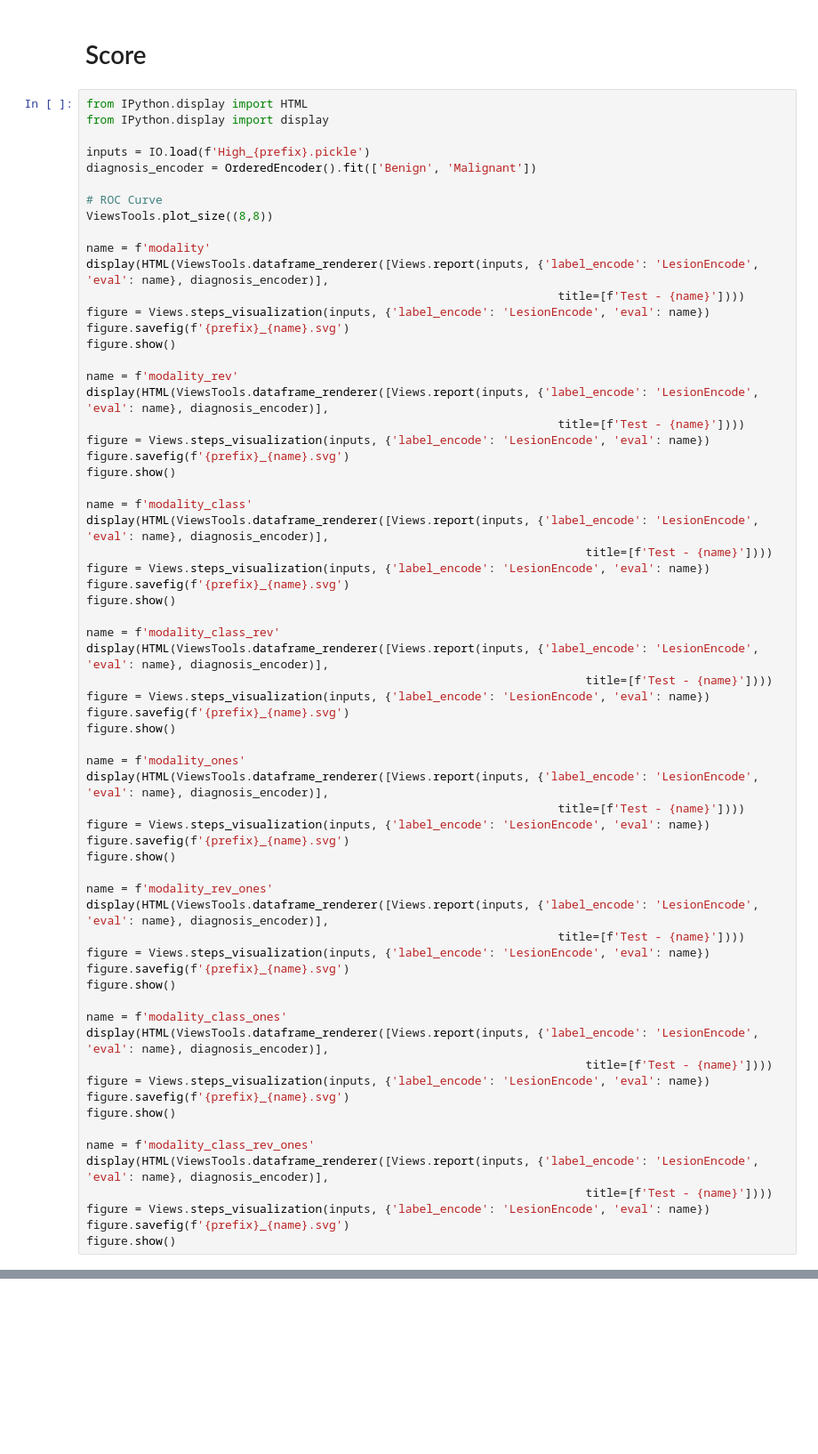
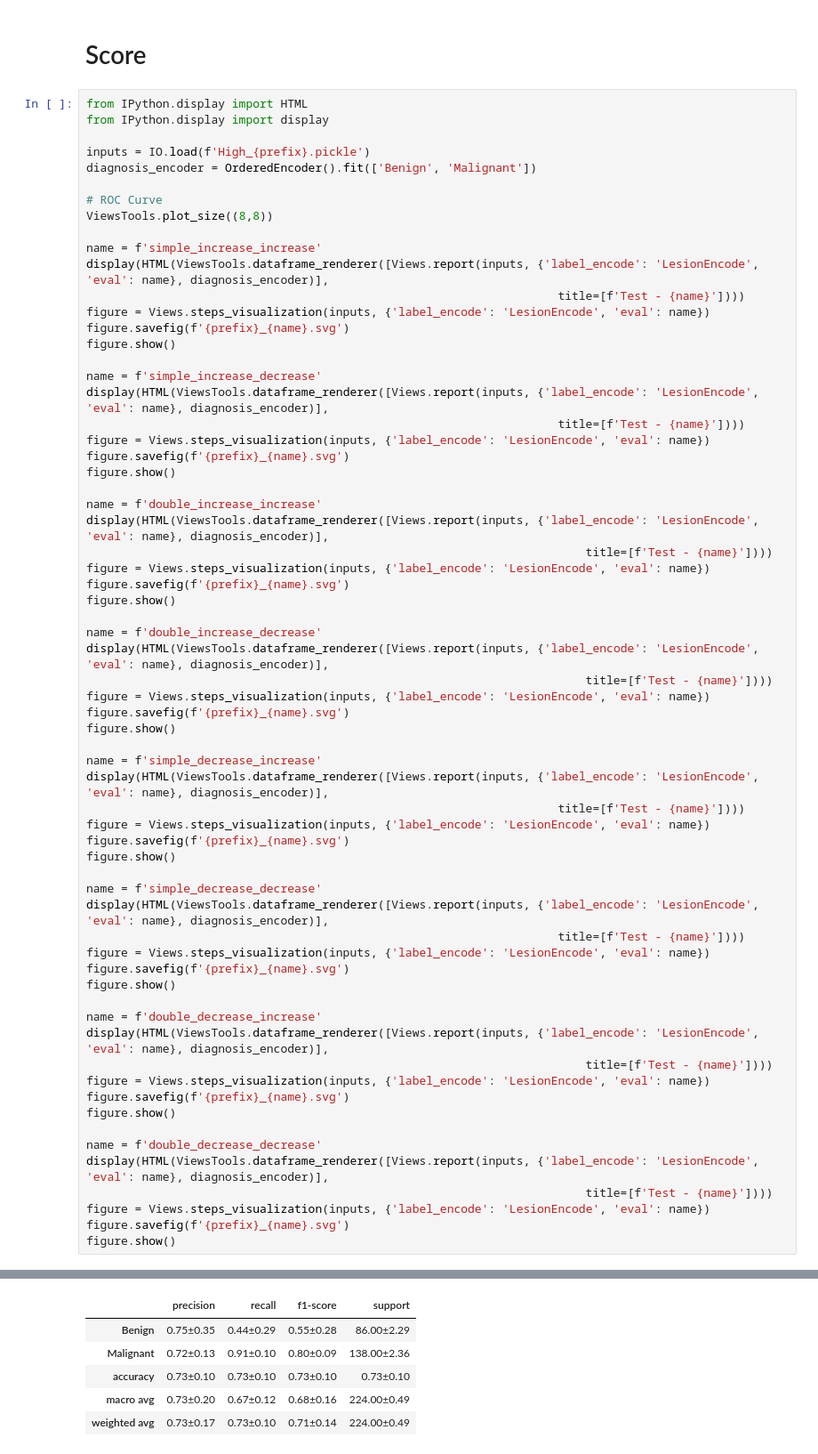
Before and after one commit to RomainCendre/classification, a Jupyter notebook: manuscript/MultimodalClassification/CumulativeSigmoid.ipynb, the cells around one changed output, grey strips where cells are left out. Shown at 89% size. Drawn from its saved outputs; the diff is of its cells as text; blank space fills up the shorter version.

```diff
--- a/manuscript/MultimodalClassification/CumulativeSigmoid.ipynb
+++ b/manuscript/MultimodalClassification/CumulativeSigmoid.ipynb
@@ -213,58 +262,59 @@ diagnosis_encoder = OrderedEncoder().fit(['Benign', 'Malignant'])
 # ROC Curve
 ViewsTools.plot_size((8,8))
 
-name = f'modality'
+name = f'simple_increase_increase'
 display(HTML(ViewsTools.dataframe_renderer([Views.report(inputs, {'label_encode': 'LesionEncode', 'eval': name}, diagnosis_encoder)],
                                                                     title=[f'Test - {name}'])))
 figure = Views.steps_visualization(inputs, {'label_encode': 'LesionEncode', 'eval': name})
 figure.savefig(f'{prefix}_{name}.svg')
 figure.show()
 
-name = f'modality_rev'
+name = f'simple_increase_decrease'
 display(HTML(ViewsTools.dataframe_renderer([Views.report(inputs, {'label_encode': 'LesionEncode', 'eval': name}, diagnosis_encoder)],
                                                                     title=[f'Test - {name}'])))
 figure = Views.steps_visualization(inputs, {'label_encode': 'LesionEncode', 'eval': name})
 figure.savefig(f'{prefix}_{name}.svg')
 figure.show()
 
-name = f'modality_class'
+name = f'double_increase_increase'
 display(HTML(ViewsTools.dataframe_renderer([Views.report(inputs, {'label_encode': 'LesionEncode', 'eval': name}, diagnosis_encoder)],
                                                                         title=[f'Test - {name}'])))
 figure = Views.steps_visualization(inputs, {'label_encode': 'LesionEncode', 'eval': name})
 figure.savefig(f'{prefix}_{name}.svg')
 figure.show()
 
-name = f'modality_class_rev'
+name = f'double_increase_decrease'
 display(HTML(ViewsTools.dataframe_renderer([Views.report(inputs, {'label_encode': 'LesionEncode', 'eval': name}, diagnosis_encoder)],
                                                                         title=[f'Test - {name}'])))
 figure = Views.steps_visualization(inputs, {'label_encode': 'LesionEncode', 'eval': name})
 figure.savefig(f'{prefix}_{name}.svg')
 figure.show()
 
-name = f'modality_ones'
+name = f'simple_decrease_increase'
 display(HTML(ViewsTools.dataframe_renderer([Views.report(inputs, {'label_encode': 'LesionEncode', 'eval': name}, diagnosis_encoder)],
                                                                     title=[f'Test - {name}'])))
 figure = Views.steps_visualization(inputs, {'label_encode': 'LesionEncode', 'eval': name})
 figure.savefig(f'{prefix}_{name}.svg')
 figure.show()
 
-name = f'modality_rev_ones'
+name = f'simple_decrease_decrease'
 display(HTML(ViewsTools.dataframe_renderer([Views.report(inputs, {'label_encode': 'LesionEncode', 'eval': name}, diagnosis_encoder)],
                                                                     title=[f'Test - {name}'])))
 figure = Views.steps_visualization(inputs, {'label_encode': 'LesionEncode', 'eval': name})
 figure.savefig(f'{prefix}_{name}.svg')
 figure.show()
 
-name = f'modality_class_ones'
+name = f'double_decrease_increase'
 display(HTML(ViewsTools.dataframe_renderer([Views.report(inputs, {'label_encode': 'LesionEncode', 'eval': name}, diagnosis_encoder)],
                                                                         title=[f'Test - {name}'])))
 figure = Views.steps_visualization(inputs, {'label_encode': 'LesionEncode', 'eval': name})
 figure.savefig(f'{prefix}_{name}.svg')
 figure.show()
 
-name = f'modality_class_rev_ones'
+name = f'double_decrease_decrease'
 display(HTML(ViewsTools.dataframe_renderer([Views.report(inputs, {'label_encode': 'LesionEncode', 'eval': name}, diagnosis_encoder)],
                                                                         title=[f'Test - {name}'])))
 figure = Views.steps_visualization(inputs, {'label_encode': 'LesionEncode', 'eval': name})
 figure.savefig(f'{prefix}_{name}.svg')
 figure.show()
+# %% [output]
@@ -270,0 +322,6 @@ figure.show()
+|  | precision | recall | f1-score | support |
+| Benign | 0.75±0.35 | 0.44±0.29 | 0.55±0.28 | 86.00±2.29 |
+| Malignant | 0.72±0.13 | 0.91±0.10 | 0.80±0.09 | 138.00±2.36 |
+| accuracy | 0.73±0.10 | 0.73±0.10 | 0.73±0.10 | 0.73±0.10 |
+| macro avg | 0.73±0.20 | 0.67±0.12 | 0.68±0.16 | 224.00±0.49 |
+| weighted avg | 0.73±0.17 | 0.73±0.10 | 0.71±0.14 | 224.00±0.49 |
```
Also changed, not shown: parts of 14 cells of this notebook, 3 other files.
